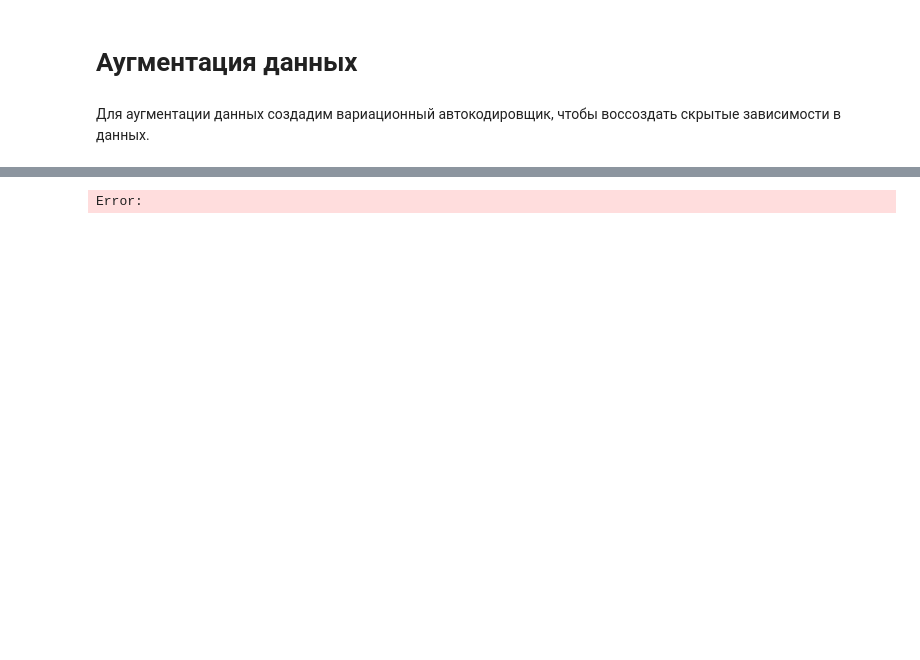
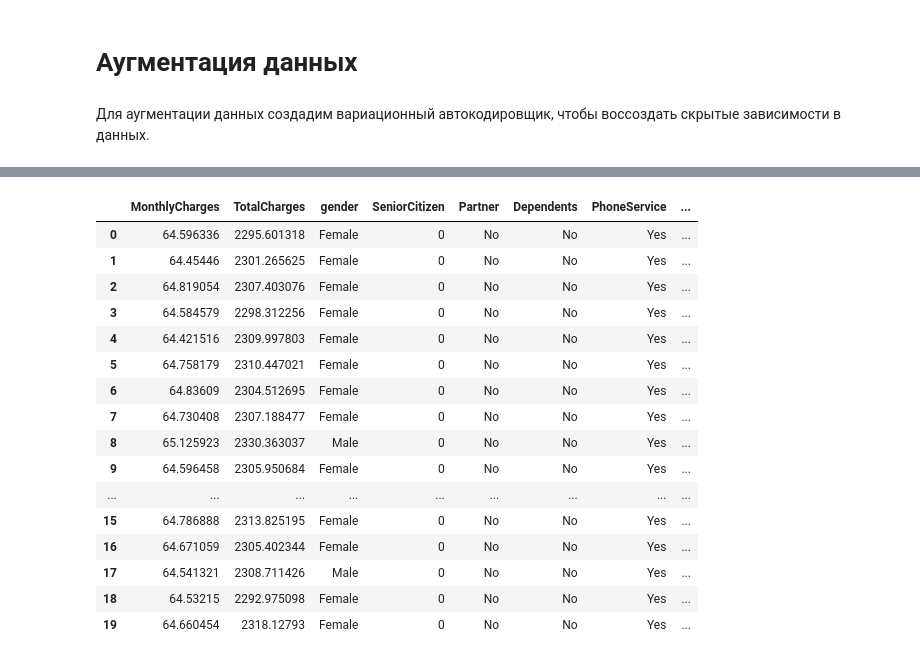
Before and after one commit to zibestr/Churn-Analytics-Dashboard, a Jupyter notebook: notebook.ipynb, the cells around one changed output, grey strips where cells are left out. Drawn from its saved outputs; the diff is of its cells as text; code cells hidden in the pictures; blank space fills up the shorter version.

Commit message:
add augment data

```diff
--- a/notebook.ipynb
+++ b/notebook.ipynb
@@ -139,7 +139,7 @@ px.box(x=df[value_label], title=value_label)
 # %%
 feature_transformer = ColumnTransformer([
     ('num_cols', StandardScaler(), num_cols),
-    ('cat_cols', OneHotEncoder(sparse_output=False), cat_cols)
+    ('cat_cols', OneHotEncoder(sparse_output=False, handle_unknown="infrequent_if_exist"), cat_cols)
 ], n_jobs=-1).fit(df)
 feature_transformer
 # %% [output]
@@ -385,6 +410,26 @@ for epoch in epoch_progress_bar:
         running_loss += loss.item()
     epoch_progress_bar.set_description(f'Epoch {epoch}: loss {running_loss / len(loader):.6f}')
 # %%
-torch.save(augment_model.cpu(), 'dashboard/models/augment_model.pth')
+torch.save(augment_model.cpu().state_dict(), 'augment_model.pth')
-# %% [output]
-Error:
+# %%
+generated_data = augment_model.generate_from_random(20)
+generated_df = pd.DataFrame(data=np.hstack([feature_transformer.transformers_[0][1].inverse_transform(generated_data[:, :2]), feature_transformer.transformers_[1][1].inverse_transform(generated_data[:, 2:])]), columns=num_cols + cat_cols)
+generated_df
+# %% [output]
+|  | MonthlyCharges | TotalCharges | gender | SeniorCitizen | Partner | Dependents | PhoneService | ... |
+| 0 | 64.596336 | 2295.601318 | Female | 0 | No | No | Yes | ... |
+| 1 | 64.45446 | 2301.265625 | Female | 0 | No | No | Yes | ... |
+| 2 | 64.819054 | 2307.403076 | Female | 0 | No | No | Yes | ... |
+| 3 | 64.584579 | 2298.312256 | Female | 0 | No | No | Yes | ... |
+| 4 | 64.421516 | 2309.997803 | Female | 0 | No | No | Yes | ... |
+| 5 | 64.758179 | 2310.447021 | Female | 0 | No | No | Yes | ... |
+| 6 | 64.83609 | 2304.512695 | Female | 0 | No | No | Yes | ... |
+| 7 | 64.730408 | 2307.188477 | Female | 0 | No | No | Yes | ... |
+| 8 | 65.125923 | 2330.363037 | Male | 0 | No | No | Yes | ... |
+| 9 | 64.596458 | 2305.950684 | Female | 0 | No | No | Yes | ... |
+| ... | ... | ... | ... | ... | ... | ... | ... | ... |
+| 15 | 64.786888 | 2313.825195 | Female | 0 | No | No | Yes | ... |
+| 16 | 64.671059 | 2305.402344 | Female | 0 | No | No | Yes | ... |
+| 17 | 64.541321 | 2308.711426 | Male | 0 | No | No | Yes | ... |
+| 18 | 64.53215 | 2292.975098 | Female | 0 | No | No | Yes | ... |
+| 19 | 64.660454 | 2318.12793 | Female | 0 | No | No | Yes | ... |
```
Also changed, not shown: parts of 4 cells of this notebook, 6 other files.
